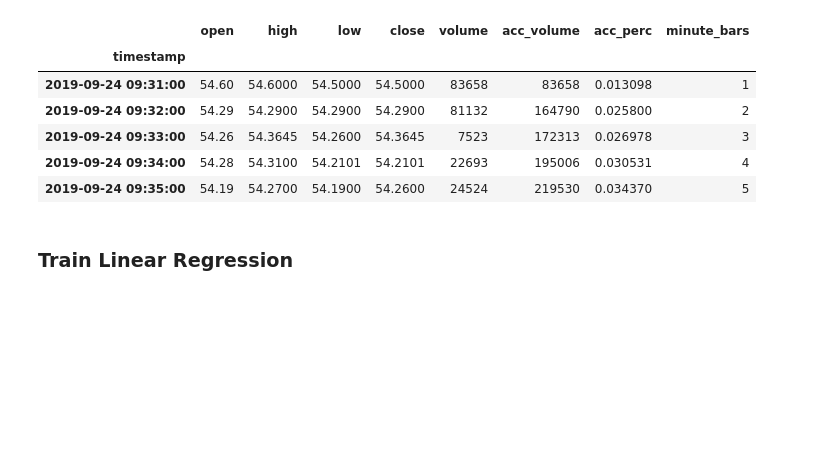
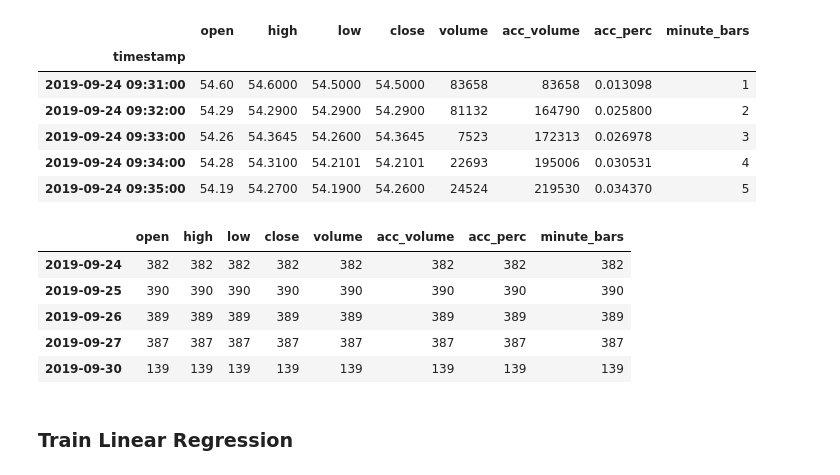
Before and after one commit to r50206v/E4729-Algorithm-Trading, a Jupyter notebook: Assignment 1/assignment1-5.ipynb, the cells around one changed output. Cells and saved outputs as stored; diff of their text form; code cells hidden in the pictures; blank space fills up the shorter version.

```diff
--- a/Assignment 1/assignment1-5.ipynb
+++ b/Assignment 1/assignment1-5.ipynb
@@ -36,6 +36,15 @@ data.head()
 | 2019-09-24 09:33:00 | 54.26 | 54.3645 | 54.2600 | 54.3645 | 7523 | 172313 | 0.026978 | 3 |
 | 2019-09-24 09:34:00 | 54.28 | 54.3100 | 54.2101 | 54.2101 | 22693 | 195006 | 0.030531 | 4 |
 | 2019-09-24 09:35:00 | 54.19 | 54.2700 | 54.1900 | 54.2600 | 24524 | 219530 | 0.034370 | 5 |
+# %%
+data.groupby(data.index.date).count()
+# %% [output]
+|  | open | high | low | close | volume | acc_volume | acc_perc | minute_bars |
+| 2019-09-24 | 382 | 382 | 382 | 382 | 382 | 382 | 382 | 382 |
+| 2019-09-25 | 390 | 390 | 390 | 390 | 390 | 390 | 390 | 390 |
+| 2019-09-26 | 389 | 389 | 389 | 389 | 389 | 389 | 389 | 389 |
+| 2019-09-27 | 387 | 387 | 387 | 387 | 387 | 387 | 387 | 387 |
+| 2019-09-30 | 139 | 139 | 139 | 139 | 139 | 139 | 139 | 139 |
 # %% [markdown]
 ### Train Linear Regression
 # %%
```
Also changed, not shown: parts of 11 cells of this notebook.
